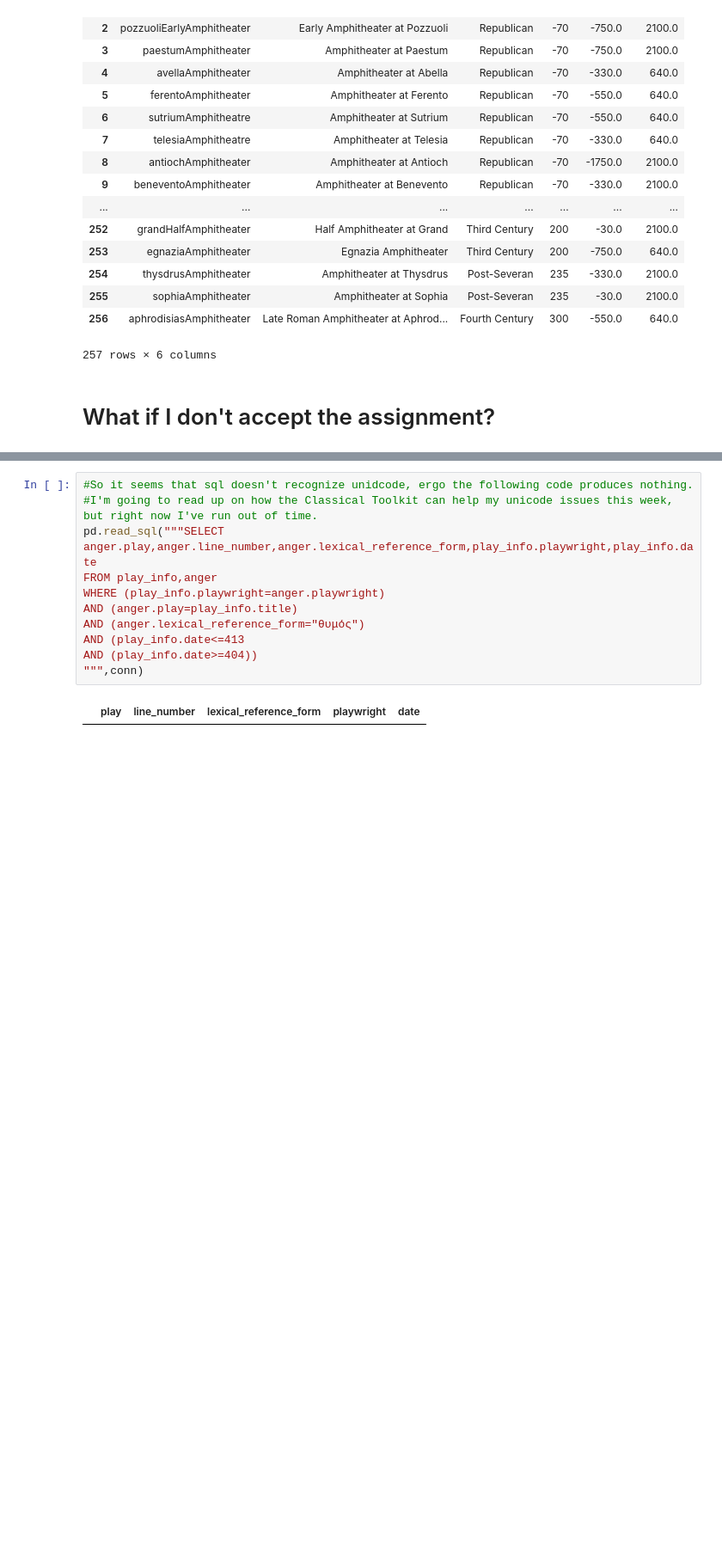
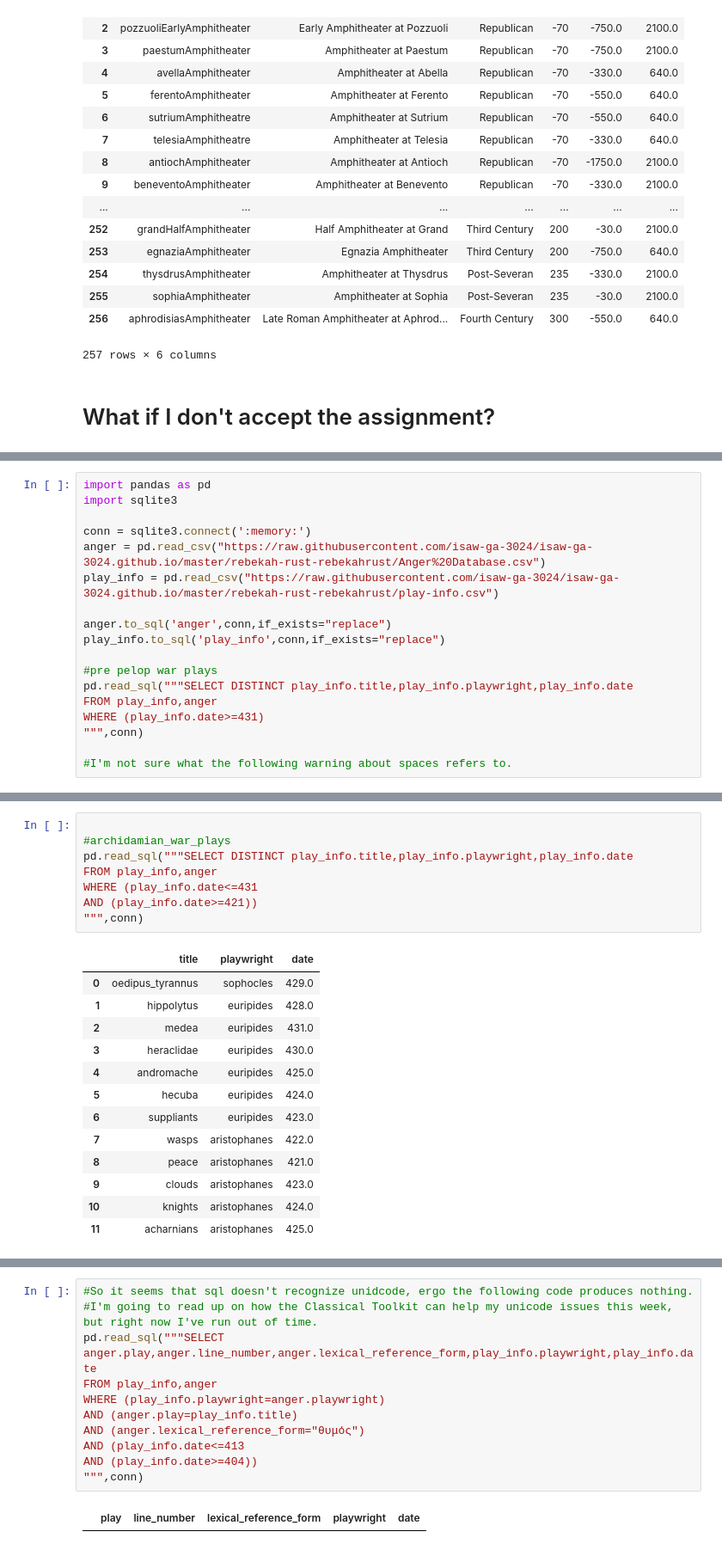
Before and after one commit to isaw-ga-3024/isaw-ga-3024.github.io, a Jupyter notebook: rebekah-rust-rebekahrust/rust_pandas-many-to-one.ipynb, the cells around one changed output, grey strips where cells are left out. Shown at 86% size. Saved outputs shown, nothing was run; the diff lists cells and outputs as text; blank space fills up the shorter version.

```diff
--- a/rebekah-rust-rebekahrust/rust_pandas-many-to-one.ipynb
+++ b/rebekah-rust-rebekahrust/rust_pandas-many-to-one.ipynb
@@ -335,0 +314,18 @@ ORDER BY play_info.date
+# %%
+import pandas as pd
+import sqlite3
+
+conn = sqlite3.connect(':memory:')
+anger = pd.read_csv("https://raw.githubusercontent.com/isaw-ga-3024/isaw-ga-3024.github.io/master/rebekah-rust-rebekahrust/Anger%20Database.csv")
+play_info = pd.read_csv("https://raw.githubusercontent.com/isaw-ga-3024/isaw-ga-3024.github.io/master/rebekah-rust-rebekahrust/play-info.csv")
+
+anger.to_sql('anger',conn,if_exists="replace")
+play_info.to_sql('play_info',conn,if_exists="replace")
+
+#pre pelop war plays
+pd.read_sql("""SELECT DISTINCT play_info.title,play_info.playwright,play_info.date
+FROM play_info,anger
+WHERE (play_info.date>=431)
+""",conn)
+
+#I'm not sure what the following warning about spaces refers to.
@@ -335,0 +345,22 @@ ORDER BY play_info.date
+# %%
+
+#archidamian_war_plays
+pd.read_sql("""SELECT DISTINCT play_info.title,play_info.playwright,play_info.date
+FROM play_info,anger
+WHERE (play_info.date<=431
+AND (play_info.date>=421))
+""",conn)
+# %% [output]
+|  | title | playwright | date |
+| 0 | oedipus_tyrannus | sophocles | 429.0 |
+| 1 | hippolytus | euripides | 428.0 |
+| 2 | medea | euripides | 431.0 |
+| 3 | heraclidae | euripides | 430.0 |
+| 4 | andromache | euripides | 425.0 |
+| 5 | hecuba | euripides | 424.0 |
+| 6 | suppliants | euripides | 423.0 |
+| 7 | wasps | aristophanes | 422.0 |
+| 8 | peace | aristophanes | 421.0 |
+| 9 | clouds | aristophanes | 423.0 |
+| 10 | knights | aristophanes | 424.0 |
+| 11 | acharnians | aristophanes | 425.0 |
```
Also changed, not shown: parts of 7 cells of this notebook.
